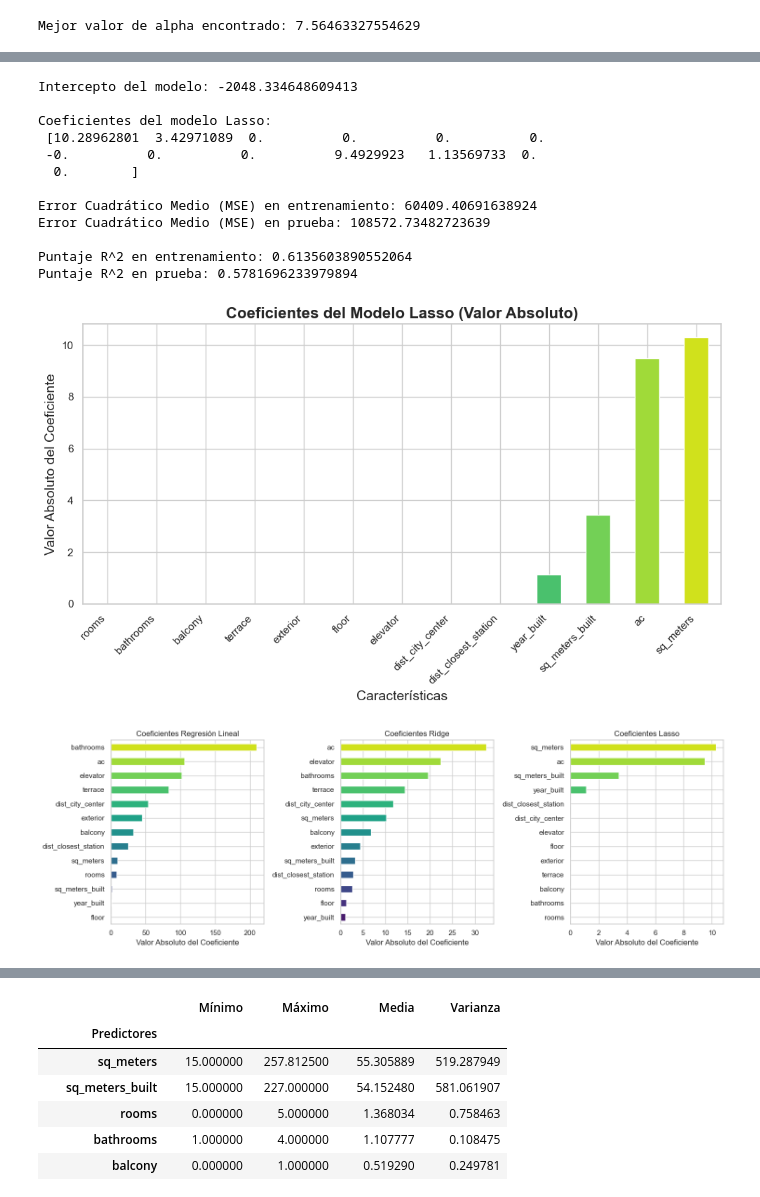
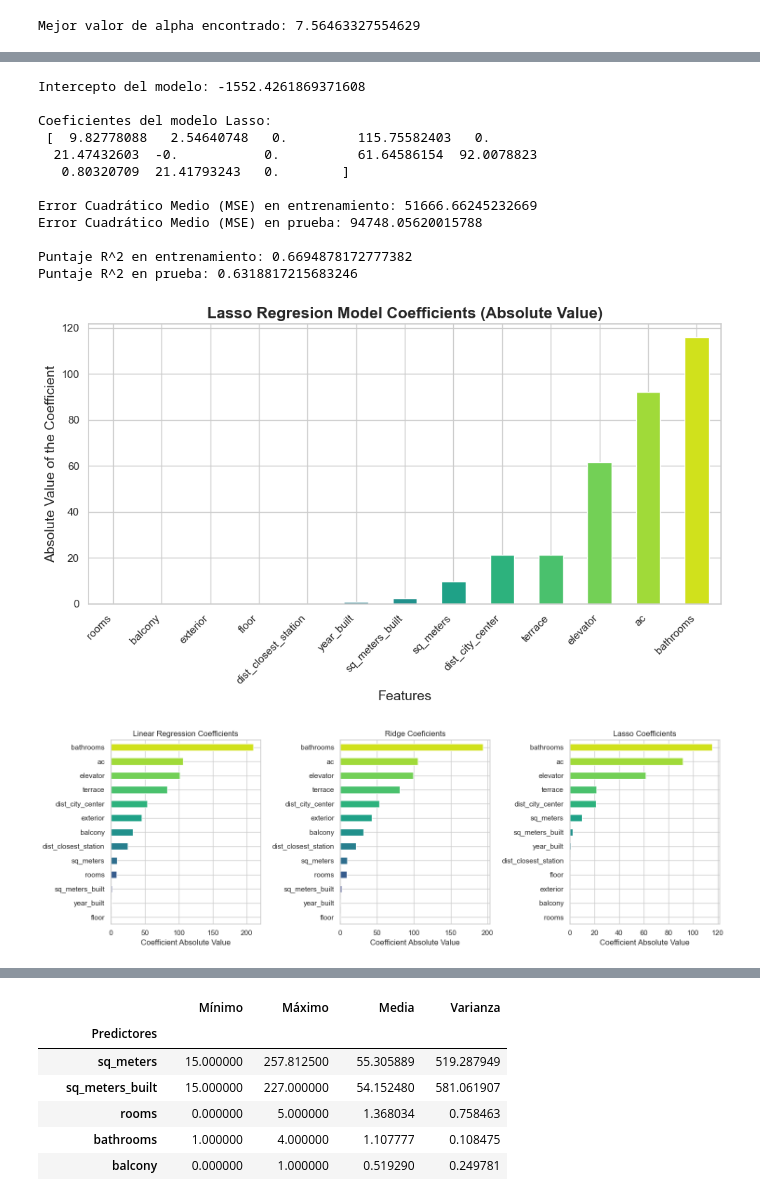
Before and after one commit to arboldeku/rentingciutatvella, a Jupyter notebook: Code/regresionesrentbcn.ipynb, the cells around one changed output, grey strips where cells are left out. Cells and saved outputs as stored; diff of their text form; code cells hidden in the pictures.

```diff
--- a/Code/regresionesrentbcn.ipynb
+++ b/Code/regresionesrentbcn.ipynb
@@ -376,7 +389,7 @@ X_train_scaled = scaler.fit_transform(X_train)
 X_test_scaled = scaler.transform(X_test)
 # %%
 # Regresión Ridge
-ridge = linear_model.Ridge(alpha=1000) # Regresor Ridge con una penalización de 1000
+ridge = linear_model.Ridge(alpha=7.56) # Regresor Ridge con una penalización de 7,56
 
 ridge.fit(X_train, y_train) # Ajustamos el modelo a los datos de entrenamiento
 
@@ -408,9 +421,9 @@ plt.figure(figsize=(10, 6))
 coefs_ridge.sort_values(ascending=True).plot(kind='bar', color=sns.color_palette("viridis", n_colors=len(coefs_ridge)))
 
 # Añadimos el título y etiquetas a los ejes
-plt.title('Coeficientes del Modelo Ridge (Valor Absoluto)', fontsize=16, weight='bold')
-plt.xlabel('Características', fontsize=14)
-plt.ylabel('Valor Absoluto del Coeficiente', fontsize=14)
+plt.title('Ridge Regresion Model Coefficients (Absolute Value)', fontsize=16, weight='bold')
+plt.xlabel('Features', fontsize=14)
+plt.ylabel('Absolute Value of the Coefficient', fontsize=14)
 
 # Ajustamos las etiquetas del eje x para mejorar la legibilidad
 plt.xticks(rotation=45, ha='right')
@@ -435,6 +448,6 @@ Puntaje R^2 en prueba: 0.5962685990794034
 # %%
 ## Regresión Lasso
-lasso = linear_model.Lasso(alpha=32) # Inicializamos el regresor Lasso con una penalización de 32
+lasso = linear_model.Lasso(alpha=7.56) # Inicializamos el regresor Lasso con una penalización de 7,56
 
 lasso.fit(X_train, y_train) # Ajustamos el modelo a los datos de entrenamiento
 
@@ -451,45 +464,45 @@ mse_lasso_test = mean_squared_error(y_test, y_test_pred_lasso) # MSE en prueba
 r2score_lasso_train = lasso.score(X_train, y_train) # R^2 en entrenamiento
 r2score_lasso_test = lasso.score(X_test, y_test) # R^2 en prueba
 
 # Mostramos los resultados:
 print('\nIntercepto del modelo:', lasso.intercept_) # Imprimir el intercepto del modelo Lasso
 print('\nCoeficientes del modelo Lasso:\n', lasso.coef_) # Imprimir los coeficientes del modelo Lasso
 print('\nError Cuadrático Medio (MSE) en entrenamiento:', mse_lasso_train)
 print('Error Cuadrático Medio (MSE) en prueba:', mse_lasso_test)
 print('\nPuntaje R^2 en entrenamiento:', r2score_lasso_train)
 print('Puntaje R^2 en prueba:', r2score_lasso_test)
 
 # Graficamos los coeficientes ordenados por valor absoluto
 plt.figure(figsize=(10, 6))
 
 # Ordenar los coeficientes de menor a mayor (invirtiendo el orden)
 coefs_lasso.sort_values(ascending=True).plot(kind='bar', color=sns.color_palette("viridis", n_colors=len(coefs_lasso)))
 
 # Añadimos el título y etiquetas a los ejes
-plt.title('Coeficientes del Modelo Lasso (Valor Absoluto)', fontsize=16,weight='bold')
-plt.xlabel('Características', fontsize=14)
-plt.ylabel('Valor Absoluto del Coeficiente', fontsize=14)
+plt.title('Lasso Regresion Model Coefficients (Absolute Value)', fontsize=16,weight='bold')
+plt.xlabel('Features', fontsize=14)
+plt.ylabel('Absolute Value of the Coefficient', fontsize=14)
 
 # Ajustamos las etiquetas del eje x para mejorar la legibilidad
 plt.xticks(rotation=45, ha='right')
 
 # Mostramos la gráfica con un diseño ajustado
 plt.tight_layout() # Ajuste del espaciado para evitar solapamientos
 plt.show()
 # %% [output]
-Intercepto del modelo: -2048.334648609413
+Intercepto del modelo: -1552.4261869371608
 
 Coeficientes del modelo Lasso:
- [10.28962801  3.42971089  0.          0.          0.          0.
- -0.          0.          0.          9.4929923   1.13569733  0.
-  0.        ]
+ [  9.82778088   2.54640748   0.         115.75582403   0.
+  21.47432603  -0.           0.          61.64586154  92.0078823
+   0.80320709  21.41793243   0.        ]
 
-Error Cuadrático Medio (MSE) en entrenamiento: 60409.40691638924
-Error Cuadrático Medio (MSE) en prueba: 108572.73482723639
+Error Cuadrático Medio (MSE) en entrenamiento: 51666.66245232669
+Error Cuadrático Medio (MSE) en prueba: 94748.05620015788
 
-Puntaje R^2 en entrenamiento: 0.6135603890552064
-Puntaje R^2 en prueba: 0.5781696233979894
+Puntaje R^2 en entrenamiento: 0.6694878172777382
+Puntaje R^2 en prueba: 0.6318817215683246
-[figure, old version]
+[figure, new version]
 # %%
 # Crear una figura para visualizar los coeficientes
 f = plt.figure(figsize=(15, 5))
@@ -502,29 +515,29 @@ ax3 = f.add_subplot(133)
 # Graficar los coeficientes con barras horizontales
 coefs_lr.sort_values(ascending=True).plot(
     kind="barh",
-    title='Coeficientes Regresión Lineal',
+    title='Linear Regression Coefficients',
     ax=ax1,
     color=sns.color_palette("viridis", n_colors=len(coefs_lr))
 )
 
 coefs_ridge.sort_values(ascending=True).plot(
     kind="barh",
-    title='Coeficientes Ridge',
+    title='Ridge Coeficients',
     ax=ax2,
     color=sns.color_palette("viridis", n_colors=len(coefs_ridge))
 )
 
 coefs_lasso.sort_values(ascending=True).plot(
     kind="barh",
-    title='Coeficientes Lasso',
+    title='Lasso Coefficients',
     ax=ax3,
     color=sns.color_palette("viridis", n_colors=len(coefs_lasso))
 )
 
 # Etiquetas del eje X
-ax1.set_xlabel('Valor Absoluto del Coeficiente')
-ax2.set_xlabel('Valor Absoluto del Coeficiente')
-ax3.set_xlabel('Valor Absoluto del Coeficiente')
+ax1.set_xlabel('Coefficient Absolute Value')
+ax2.set_xlabel('Coefficient Absolute Value')
+ax3.set_xlabel('Coefficient Absolute Value')
 
 # Ajustar el diseño para que no se solapen
 plt.tight_layout()
@@ -532,7 +545,7 @@ plt.tight_layout()
 # Mostrar la figura
 plt.show()
 # %% [output]
-[figure, old version]
+[figure, new version]
 # %%
 # Crear DataFrame resumen con R² y MSE para cada modelo
 df_metrics = pd.DataFrame({
```
Also changed, not shown: parts of 6 cells of this notebook, 5 other files.
